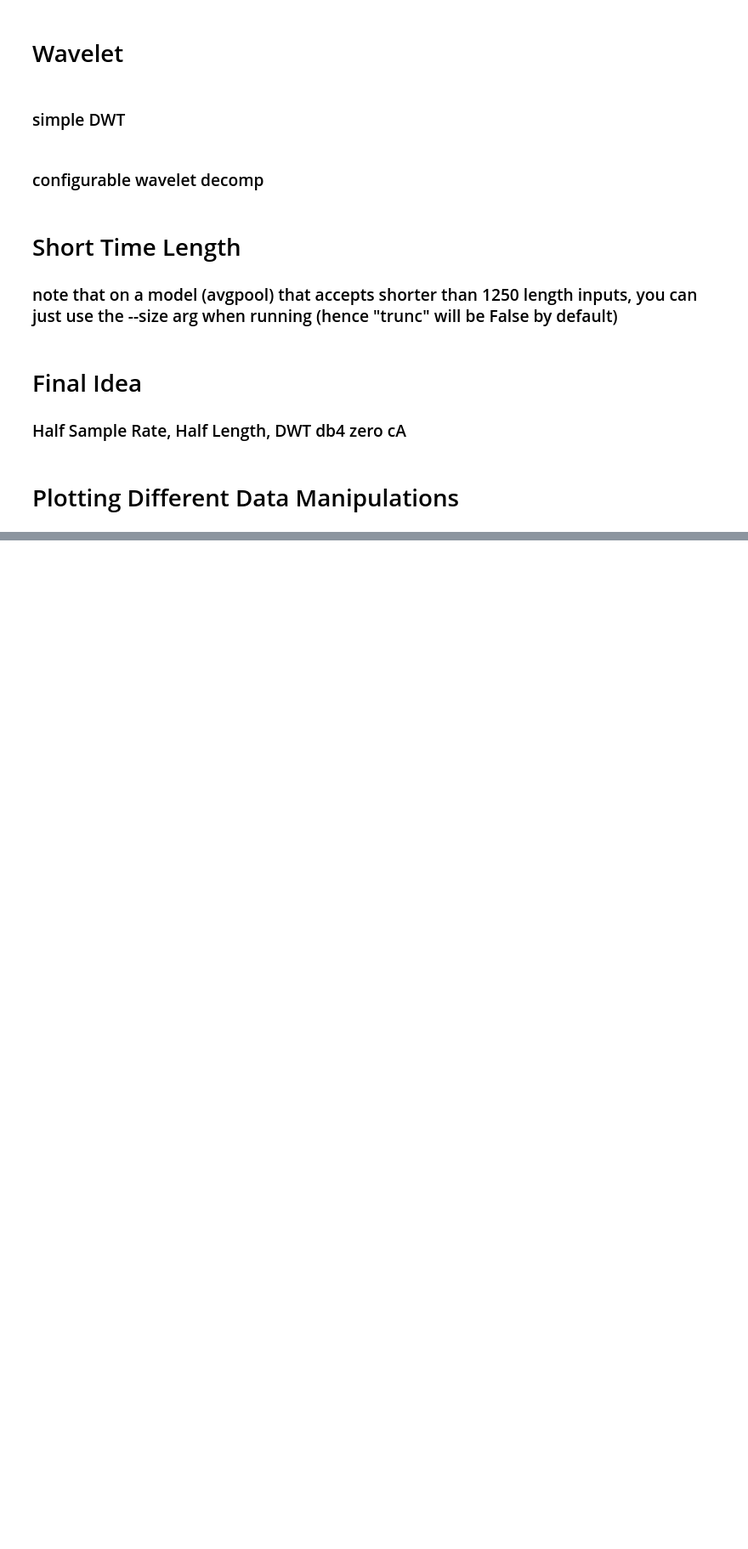
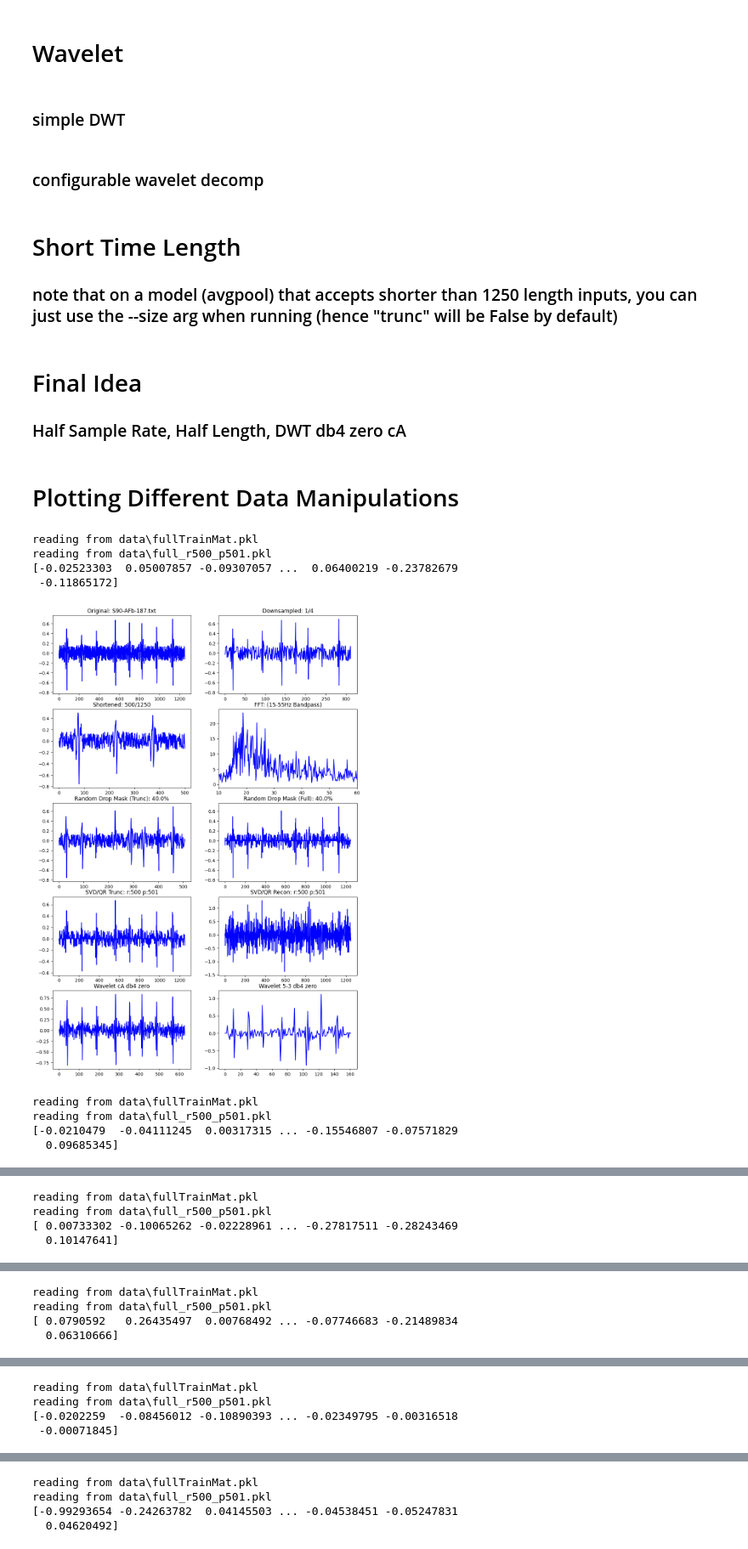
Before and after one commit to TheAgaveFairy/Summer24, a Jupyter notebook: playground/testrunner.ipynb, the cells around one changed output, grey strips where cells are left out. Shown at 85% size. Drawn from its saved outputs; the diff is of its cells as text; code cells hidden in the pictures; blank space fills up the shorter version.

```diff
--- a/playground/testrunner.ipynb
+++ b/playground/testrunner.ipynb
@@ -28,3 +28,8 @@ Energy captured: ranks needed
 """
 # %% [output]
 '\nEnergy captured: ranks needed\n 5%: 14  10%: 29  15%: 46  20%: 64   25%:  84\n30%: 106 35%: 129 40%: 154 45%: 182  50%:  215\n55%: 252 60%: 297 65%: 354 70%: 443  75%:  552\n80%: 670 85%: 798 90%:  ...
+# %%
+label_path = os.path.join(project_dir, 'label_list.csv')
+df_labels = pd.read_csv(label_path, sep=',', header=0)
+label_dict = {k : v for k,v in df_labels.values}
+label_dict
@@ -625,6 +649,18 @@ bat_name
 # Plotting Different Data Manipulations
 # %%
 import random
+def getRandomCategorySignal(cat = 'SR'):
+    if cat not in label_dict.keys():
+        return None
+    idx = random.randint(0, len(directory_files))
+    file_name = directory_files[idx]
+    is_cat = file_name.split('-')[1] == cat
+    if is_cat:
+        file_path = os.path.join(dir_path, file_name)
+        x1 = np.loadtxt(file_path)
+        return x1, file_name
+    else:
+        return getRandomCategorySignal(cat)
 
 def getRandomAlignedSignal(good = True): #dnd joke function name
     idx = random.randint(0, len(directory_files))
@@ -659,7 +695,7 @@ def plotForms(signal, file_name, problemSetup, r, p):
     axs[1,0].set_title(f'Shortened: {length}/{len(signal)}')
 
     #Random Drop (Static Mask)
-    keep_percent = 20
+    keep_percent = 500/1250 * 100
     mask = random_drop_mask(keep_percent)
     trunc_dropped = signal[mask]
     full_dropped = np.where(mask, signal, 0)
@@ -679,15 +715,20 @@ def plotForms(signal, file_name, problemSetup, r, p):
 
     axs[1,1].plot(frequencies, np.abs(fft), style)
     axs[1,1].set_title(f'FFT: (15-55Hz Bandpass)')
+    axs[1,1].set_xlim(10, 60)
 
     #SVD
     problemSetupsDir = r'C:\Users\jodge\Documents\School\Summer24\playground\data'
     #r = 500
     #p = 500
-    #problemSetup = processData(getFullTrainSignalMatrix(), "full", r = r, p = p)
+    problemSetup = processData(getFullTrainSignalMatrix(), "full", r = r, p = p)
     mse, recon = measureAndReconstruct(problemSetup, signal)
     print(recon)
-    trunc = problemSetup.C @ signal
+    #trunc = problemSetup.C @ signal
+    trunc = signal.copy()
+    pivs = problemSetup.pivots[:p]
+    indices_to_zero = np.setdiff1d(np.arange(trunc.size), pivs)
+    np.put(trunc, indices_to_zero, 0)
     axs[3,0].plot(trunc, style)
     axs[3,0].set_title(f'SVD/QR Trunc: r:{r} p:{p}')
     axs[3,1].plot(recon, style)
@@ -705,12 +746,23 @@ def plotForms(signal, file_name, problemSetup, r, p):
     axs[4,0].set_title(f'Wavelet cA {w} {mode}')
     axs[4,1].plot(deep_wavelet, style)
     axs[4,1].set_title(f'Wavelet 5-3 {w} {mode}')
-
+    plt.savefig(os.path.join("signalcharts",file_name + ".png"))
     plt.show()
 # %%
 r = 500
-p = 500
+p = 501
 #problemSetup = processData(getFullTrainSignalMatrix(), "full", r = r, p = p)
-for i in range(10):
-    signal, file_name = getRandomAlignedSignal(i%2 == 0)
+#print(problemSetup.pivots)
+for cat in label_dict.keys():
+    signal, file_name = getRandomCategorySignal(cat)
     plotForms(signal, file_name, problemSetup, r, p)
+# %% [output]
+reading from data\fullTrainMat.pkl
+reading from data\full_r500_p501.pkl
+[-0.02523303  0.05007857 -0.09307057 ...  0.06400219 -0.23782679
+ -0.11865172]
+[figure, added]
+reading from data\fullTrainMat.pkl
+reading from data\full_r500_p501.pkl
+[-0.0210479  -0.04111245  0.00317315 ... -0.15546807 -0.07571829
+  0.09685345]
@@ -716,0 +770,4 @@ for i in range(10):
+reading from data\fullTrainMat.pkl
+reading from data\full_r500_p501.pkl
+[ 0.00733302 -0.10065262 -0.02228961 ... -0.27817511 -0.28243469
+  0.10147641]
@@ -716,0 +775,4 @@ for i in range(10):
+reading from data\fullTrainMat.pkl
+reading from data\full_r500_p501.pkl
+[ 0.0790592   0.26435497  0.00768492 ... -0.07746683 -0.21489834
+  0.06310666]
@@ -716,0 +780,4 @@ for i in range(10):
+reading from data\fullTrainMat.pkl
+reading from data\full_r500_p501.pkl
+[-0.0202259  -0.08456012 -0.10890393 ... -0.02349795 -0.00316518
+ -0.00071845]
@@ -716,0 +785,4 @@ for i in range(10):
+reading from data\fullTrainMat.pkl
+reading from data\full_r500_p501.pkl
+[-0.99293654 -0.24263782  0.04145503 ... -0.04538451 -0.05247831
+  0.04620492]
```
Also changed, not shown: parts of 9 cells of this notebook, 9 other files.
